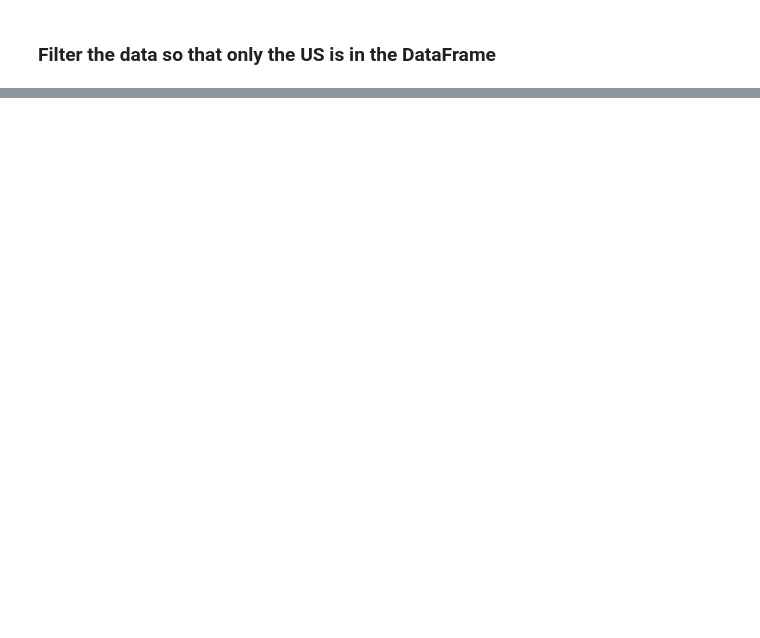
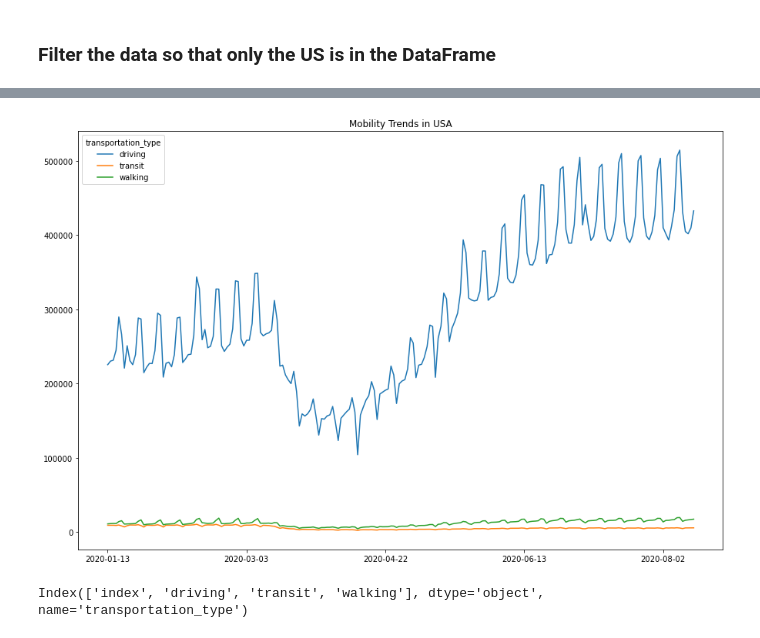
Before and after one commit to LisaHarrison08/Project_G4, a Jupyter notebook: Apple Mobility/Apple_Mobility.ipynb, the cells around one changed output, grey strips where cells are left out. Cells and saved outputs as stored; diff of their text form; code cells hidden in the pictures; blank space fills up the shorter version.

Commit message:
Cleaned data by transportation type and plotted line graph for US also cleaned data for state and plotted mobility line graph for each state

```diff
--- a/Apple Mobility/Apple_Mobility.ipynb
+++ b/Apple Mobility/Apple_Mobility.ipynb
@@ -253,0 +94,5 @@ transit_febm.head()
+# %%
+# Rename - sub-regions to states - and fillna
+df_us['sub-region'] = df_us['sub-region'].fillna(df_us['region'])
+df_us = df_us.rename(columns={'sub-region': 'state'})
+df_us
@@ -253,0 +117,4 @@ transit_febm.head()
+# %%
+# Remove unneccesary columns and columns with NA values
+df_us = df_us.drop(columns=['geo_type', 'region', 'alternative_name', 'country', '2020-05-11', '2020-05-12'])
+df_us
@@ -253,0 +137,4 @@ transit_febm.head()
+# %%
+# Group the data by transportation type
+df_transport_type = df_us.groupby(['transportation_type']).sum()
+df_transport_type
@@ -253,0 +148,4 @@ transit_febm.head()
+# %%
+# Use the tranpose function to transpose the data so that dates become rows
+df_transport_type_t = df_transport_type.transpose()
+df_transport_type_t
@@ -253,0 +166,12 @@ transit_febm.head()
+# %%
+# Plot the transportation type data for the US ## Observable change in mobility March/April
+df_transport_type_t.plot.line(figsize=(15, 10))
+plt.title('Mobility Trends in USA')
+plt.savefig('Mobility Trends in USA.png')
+# %% [output]
+[figure, added]
+# %%
+transport = df_transport_type_t.reset_index()
+transport.columns
+# %% [output]
+Index(['index', 'driving', 'transit', 'walking'], dtype='object', name='transportation_type')
```
Also changed, not shown: parts of 39 cells of this notebook, 7 other files.
